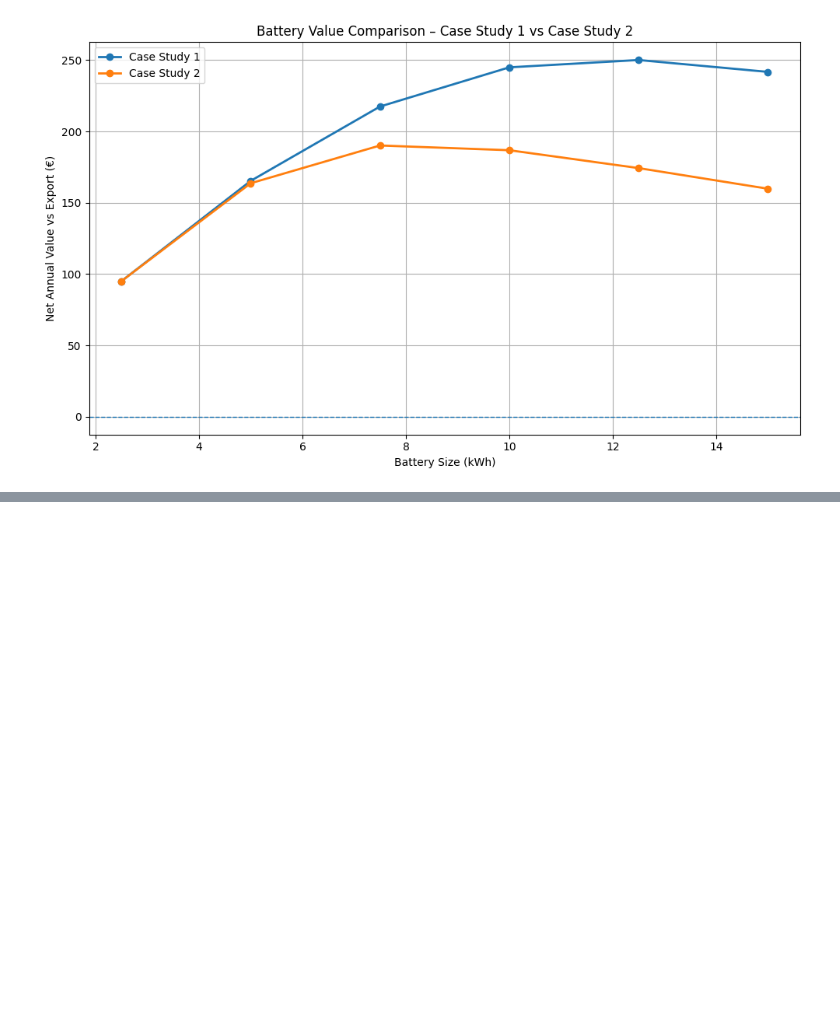
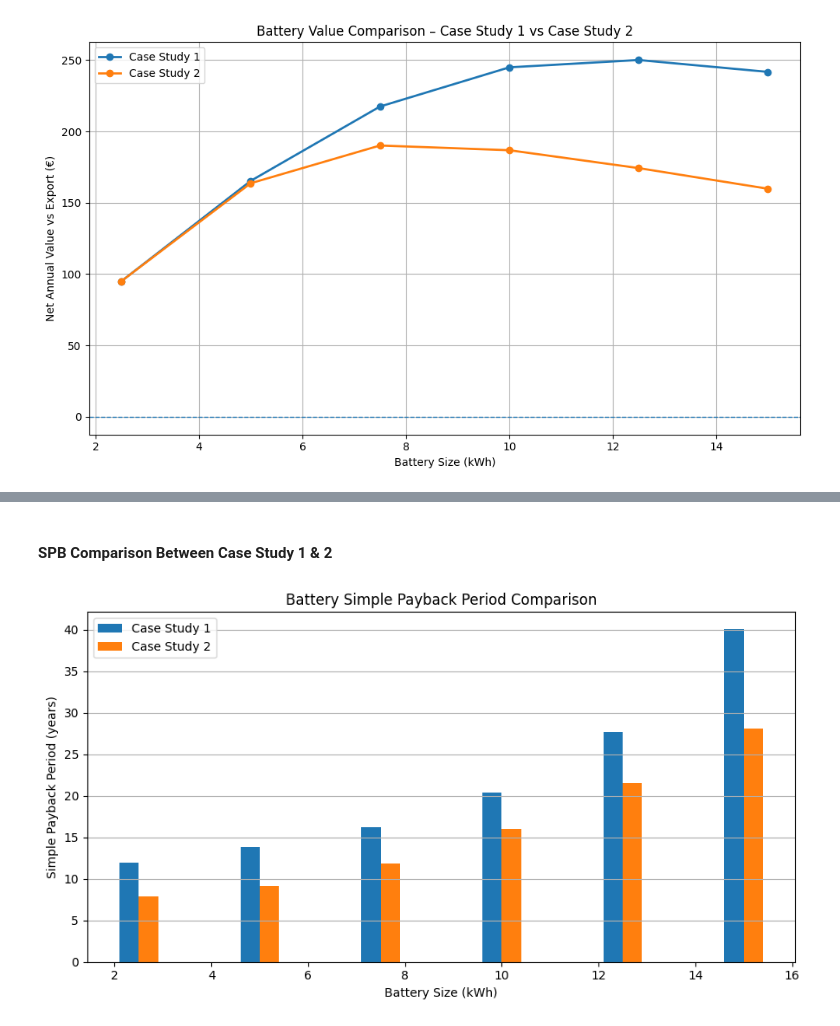
Before and after one commit to p-sav/PFDA, a Jupyter notebook: Project/Energy_analysis.ipynb, the cells around one changed output, grey strips where cells are left out. Cells and saved outputs as stored; diff of their text form; code cells hidden in the pictures; blank space fills up the shorter version.

```diff
--- a/Project/Energy_analysis.ipynb
+++ b/Project/Energy_analysis.ipynb
@@ -1902,0 +2040,28 @@ plt.show()
+# %% [markdown]
+#### SPB Comparison Between Case Study 1 & 2
+# %%
+plt.figure(figsize=(9, 5))
+
+plt.bar(
+    battery_case1['Battery_kWh'] - 0.2,
+    battery_case1['SPB_years'],
+    width=0.4,
+    label='Case Study 1'
+)
+
+plt.bar(
+    battery_case2['Battery_kWh'] + 0.2,
+    battery_case2['SPB_years'],
+    width=0.4,
+    label='Case Study 2'
+)
+
+plt.xlabel('Battery Size (kWh)')
+plt.ylabel('Simple Payback Period (years)')
+plt.title('Battery Simple Payback Period Comparison')
+plt.legend()
+plt.grid(axis='y')
+plt.tight_layout()
+plt.show()
+# %% [output]
+[figure, added]
```
Also changed, not shown: parts of 9 cells of this notebook.
